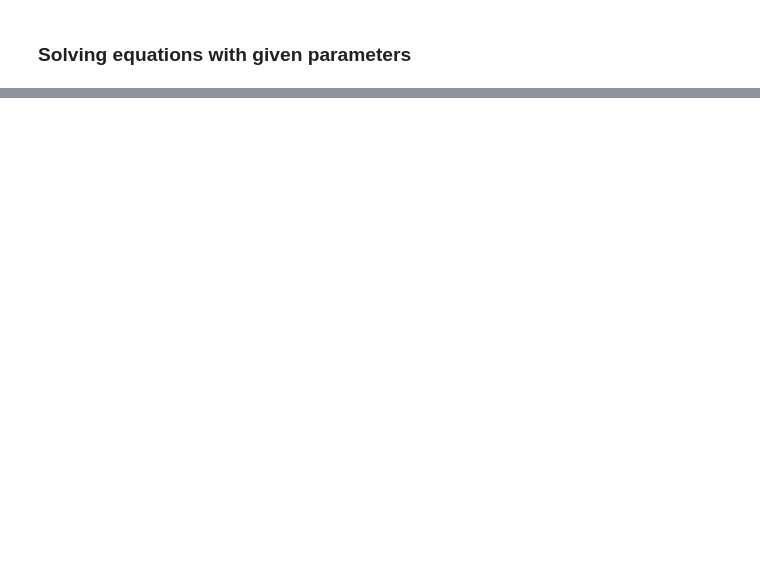
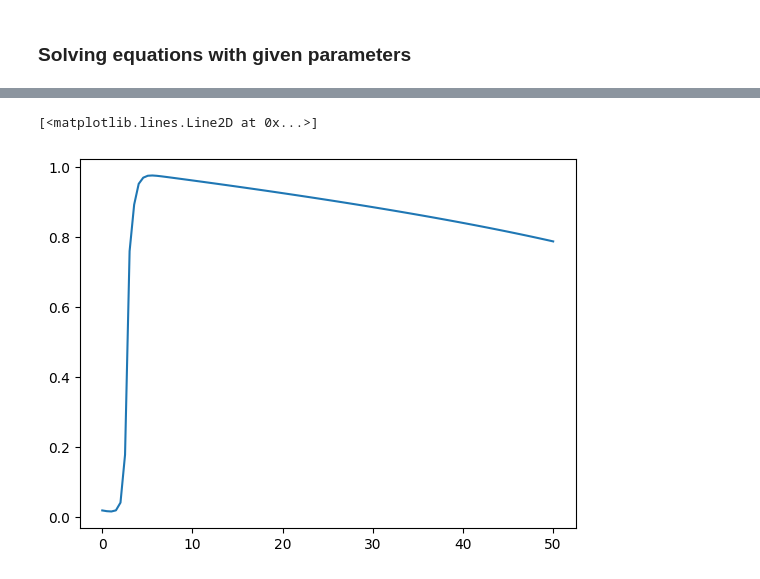
Before and after one commit to VinkoGitHub/Modeliranje-biofizike-srcanog-misica, a Jupyter notebook: solve/test_AP.ipynb, the cells around one changed output, grey strips where cells are left out. Drawn from its saved outputs; the diff is of its cells as text; code cells hidden in the pictures; blank space fills up the shorter version.

```diff
--- a/solve/test_AP.ipynb
+++ b/solve/test_AP.ipynb
@@ -51,3 +16,14 @@ class Model(MonodomainModel):
+# %%
+class Model(MonodomainModel):
+    def initial_V_m(self):
+        def value(x):
+            return np.exp(-(x[0] ** 2 + x[1] ** 2) / 0.25)
+
+        self.V_m_n.interpolate(value)
+        return self.V_m_n
+
+    def conductivity(self):
+        self.M_i = 0.012 * ufl.Identity(2)
 # %%
-cell_model = CellModel(domain)
+cell_model = AlievPanfilov(domain)
 model = Model(domain, cell_model)
@@ -106,0 +58,5 @@ Widget(value='<iframe src="http://localhost:42221/index.html?ui=P_0x7f11696d31d0
+# %%
+plt.plot(model.time, model.signal)
+# %% [output]
+[<matplotlib.lines.Line2D at 0x...>]
+[figure, added]
```
Also changed, not shown: parts of 10 cells of this notebook, 29 other files.
